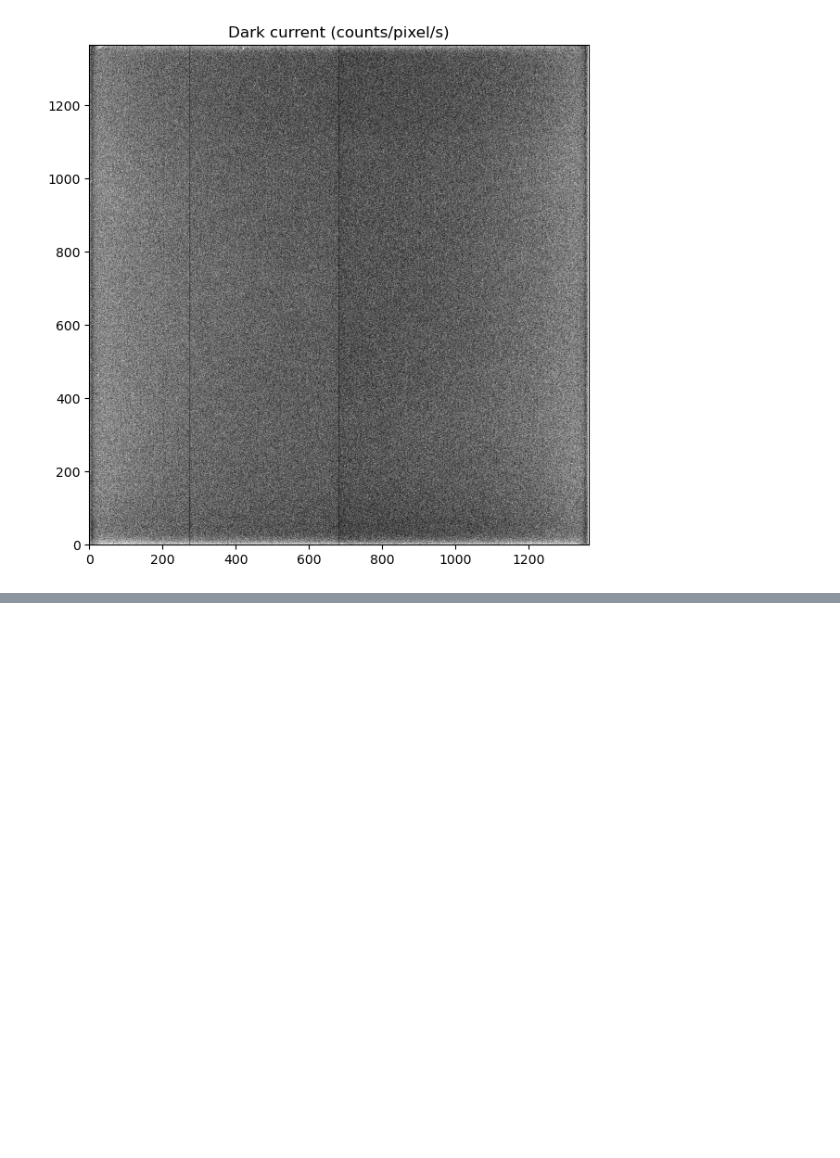
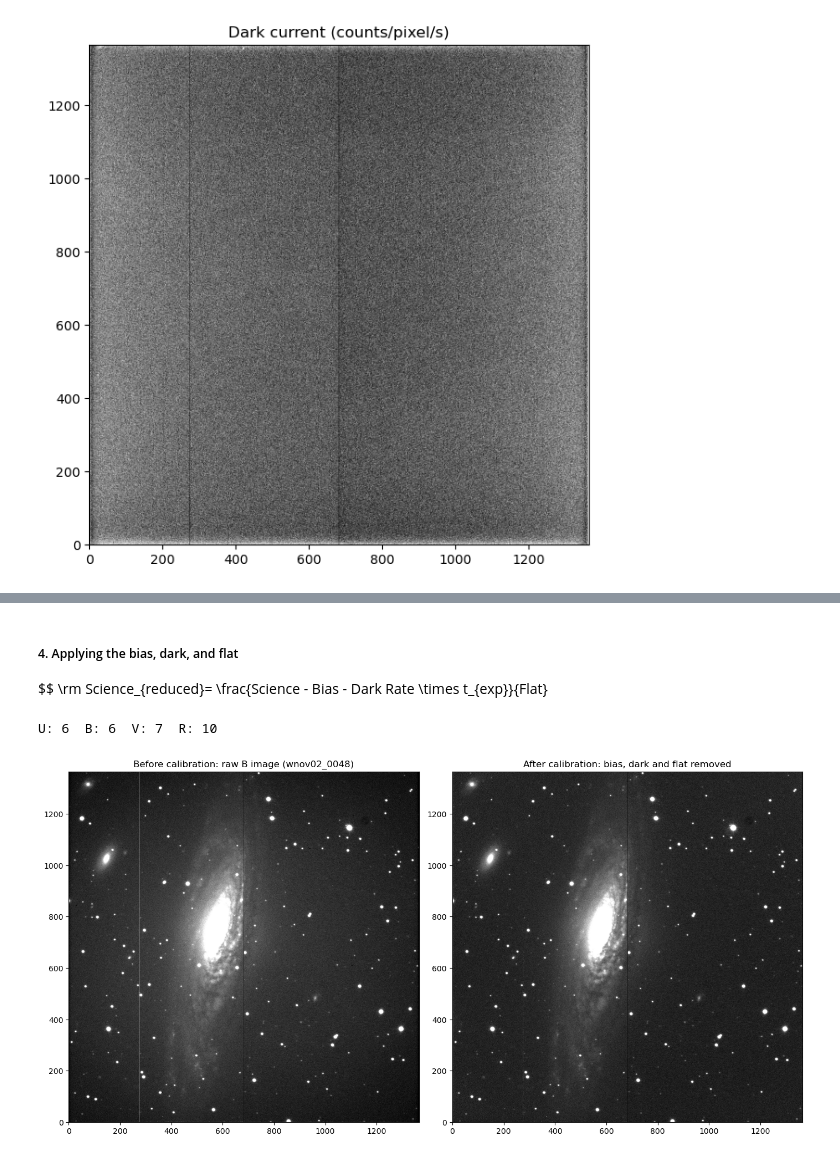
Before and after one commit to AaKavan/ASTR302_SLASH, a Jupyter notebook: nov_data_processing.ipynb, the cells around one changed output, grey strips where cells are left out. Cells and saved outputs as stored; diff of their text form; code cells hidden in the pictures; blank space fills up the shorter version.

```diff
--- a/nov_data_processing.ipynb
+++ b/nov_data_processing.ipynb
@@ -220,0 +302,52 @@ plt.show()
+# %% [markdown]
+##### 4. Applying the bias, dark, and flat
+$$ \rm Science_{reduced}= \frac{Science - Bias - Dark Rate \times t_{exp}}{Flat}
+# %%
+### Folder for the reduced images
+out_dir = "data/reduced"
+os.makedirs(out_dir, exist_ok=True)
+
+### function to apply the equation above
+def reduce_files(sci_files, master_flat):
+    out_files = []
+    for f in sci_files:
+        data = fits.getdata(f)
+        header = fits.getheader(f)
+        exptime = header["EXPTIME"]
+
+        ### bias, dark (scaled to this exposure), and flat
+        reduced = (data - master_bias - dark_rate * exptime) / master_flat
+
+        ### save with the original header, so the WCS is kept
+        out = os.path.join(out_dir, os.path.basename(f).replace(".fits", "_red.fits"))
+        fits.writeto(out, reduced, header, overwrite=True)
+        out_files.append(out)
+    return out_files
+# %%
+U_red = reduce_files(U_files, flat_U)
+B_red = reduce_files(B_files, flat_B)
+V_red = reduce_files(V_files, flat_V)
+R_red = reduce_files(R_files, flat_R)
+
+print("U:", len(U_red), " B:", len(B_red), " V:", len(V_red), " R:", len(R_red))
+# %% [output]
+U: 6  B: 6  V: 7  R: 10
+# %%
+### Let's see the before and after!
+before = fits.getdata(B_files[0])
+after = fits.getdata(B_red[0])
+
+plt.figure(figsize=(14, 7))
+
+plt.subplot(121)
+plt.imshow(before, origin="lower", cmap="gray", vmin=60, vmax=170)
+plt.title("Before calibration: raw B image (wnov02_0048)")
+
+plt.subplot(122)
+plt.imshow(after, origin="lower", cmap="gray", vmin=60, vmax=170)
+plt.title("After calibration: bias, dark and flat removed")
+
+plt.tight_layout()
+plt.show()
+# %% [output]
+[figure, added]
```
Also changed, not shown: parts of 5 cells of this notebook.
